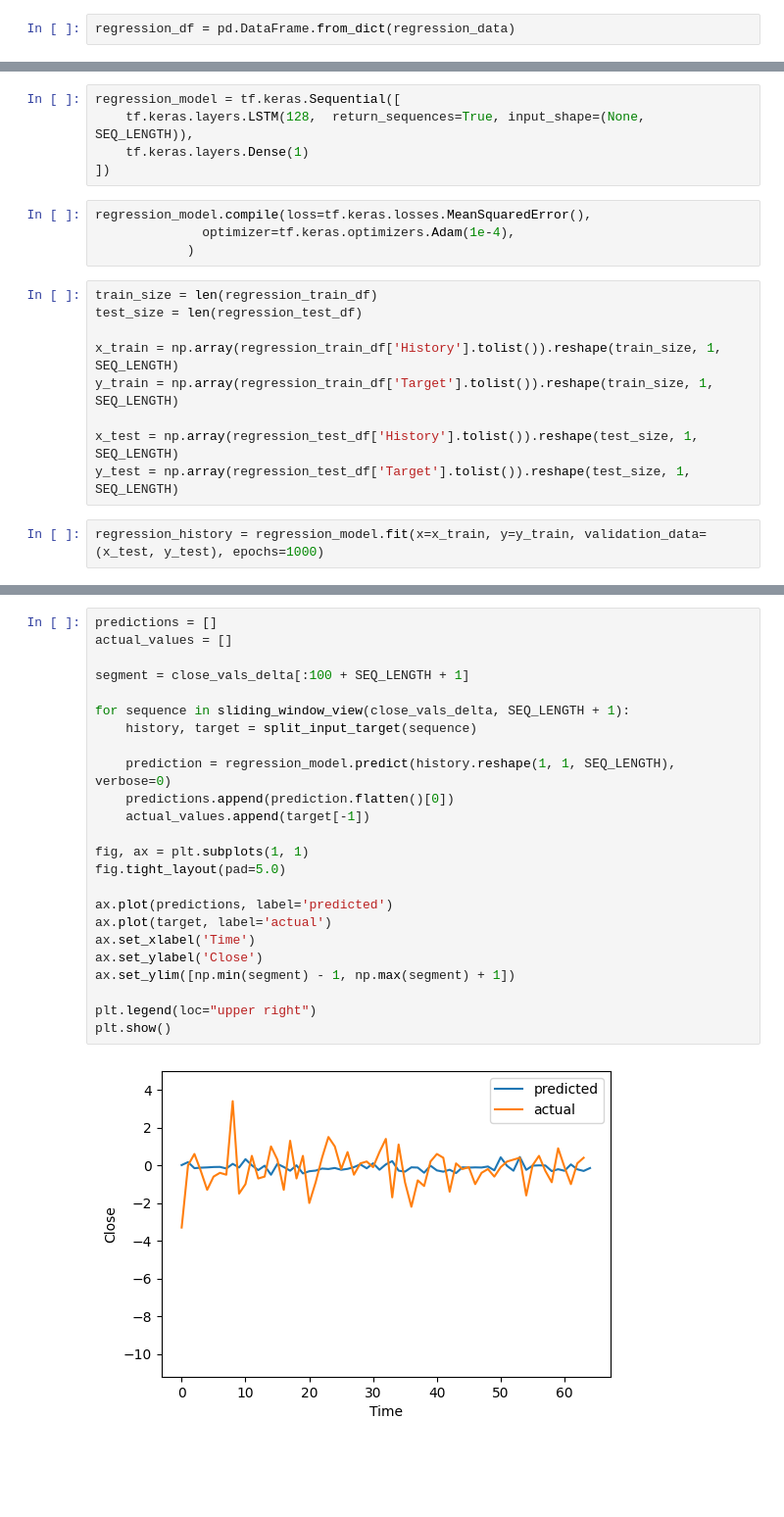
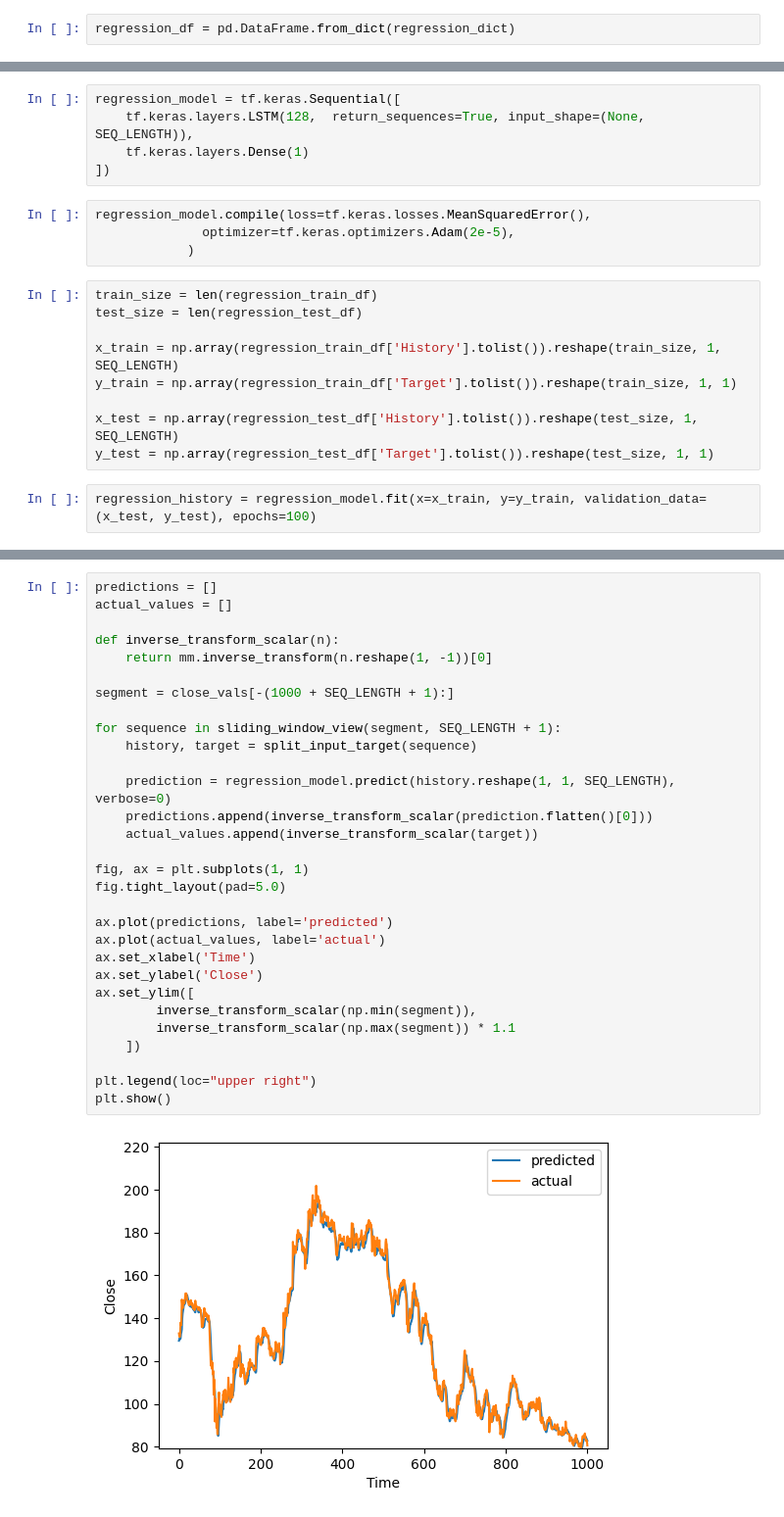
Before and after one commit to volodymyrkir/exploratory_data_analysis, a Jupyter notebook: tasks/task_2.ipynb, the cells around one changed output, grey strips where cells are left out. Shown at 98% size. Cells and saved outputs as stored; diff of their text form; blank space fills up the shorter version.

```diff
--- a/tasks/task_2.ipynb
+++ b/tasks/task_2.ipynb
@@ -465,7 +448,7 @@ regression_data = {
     'Target': regression_target
 }
 # %%
-regression_df = pd.DataFrame.from_dict(regression_data)
+regression_df = pd.DataFrame.from_dict(regression_dict)
 # %%
 regression_df.sample(1)
 # %% [output]
@@ -480,17 +463,17 @@ regression_model = tf.keras.Sequential([
 ])
 # %%
 regression_model.compile(loss=tf.keras.losses.MeanSquaredError(),
-              optimizer=tf.keras.optimizers.Adam(1e-4),
+              optimizer=tf.keras.optimizers.Adam(2e-5),
             )
 # %%
 train_size = len(regression_train_df)
 test_size = len(regression_test_df)
 
 x_train = np.array(regression_train_df['History'].tolist()).reshape(train_size, 1, SEQ_LENGTH)
-y_train = np.array(regression_train_df['Target'].tolist()).reshape(train_size, 1, SEQ_LENGTH)
+y_train = np.array(regression_train_df['Target'].tolist()).reshape(train_size, 1, 1)
 
 x_test = np.array(regression_test_df['History'].tolist()).reshape(test_size, 1, SEQ_LENGTH)
-y_test = np.array(regression_test_df['Target'].tolist()).reshape(test_size, 1, SEQ_LENGTH)
+y_test = np.array(regression_test_df['Target'].tolist()).reshape(test_size, 1, 1)
 # %%
-regression_history = regression_model.fit(x=x_train, y=y_train, validation_data=(x_test, y_test), epochs=1000)
+regression_history = regression_model.fit(x=x_train, y=y_train, validation_data=(x_test, y_test), epochs=100)
 # %% [output]
@@ -538,26 +519,32 @@ plot_regression_history(regression_history)
 # %%
 predictions = []
 actual_values = []
 
-segment = close_vals_delta[:100 + SEQ_LENGTH + 1]
+def inverse_transform_scalar(n):
+    return mm.inverse_transform(n.reshape(1, -1))[0]
 
-for sequence in sliding_window_view(close_vals_delta, SEQ_LENGTH + 1):
+segment = close_vals[-(1000 + SEQ_LENGTH + 1):]
+
+for sequence in sliding_window_view(segment, SEQ_LENGTH + 1):
     history, target = split_input_target(sequence)
 
     prediction = regression_model.predict(history.reshape(1, 1, SEQ_LENGTH), verbose=0)
-    predictions.append(prediction.flatten()[0])
-    actual_values.append(target[-1])
+    predictions.append(inverse_transform_scalar(prediction.flatten()[0]))
+    actual_values.append(inverse_transform_scalar(target))
 
 fig, ax = plt.subplots(1, 1)
 fig.tight_layout(pad=5.0)
 
 ax.plot(predictions, label='predicted')
-ax.plot(target, label='actual')
+ax.plot(actual_values, label='actual')
 ax.set_xlabel('Time')
 ax.set_ylabel('Close')
-ax.set_ylim([np.min(segment) - 1, np.max(segment) + 1])
+ax.set_ylim([
+        inverse_transform_scalar(np.min(segment)),
+        inverse_transform_scalar(np.max(segment)) * 1.1
+    ])
 
 plt.legend(loc="upper right")
 plt.show()
 # %% [output]
-[figure, old version]
+[figure, new version]
```
Also changed, not shown: parts of 13 cells of this notebook, 2 other files.
